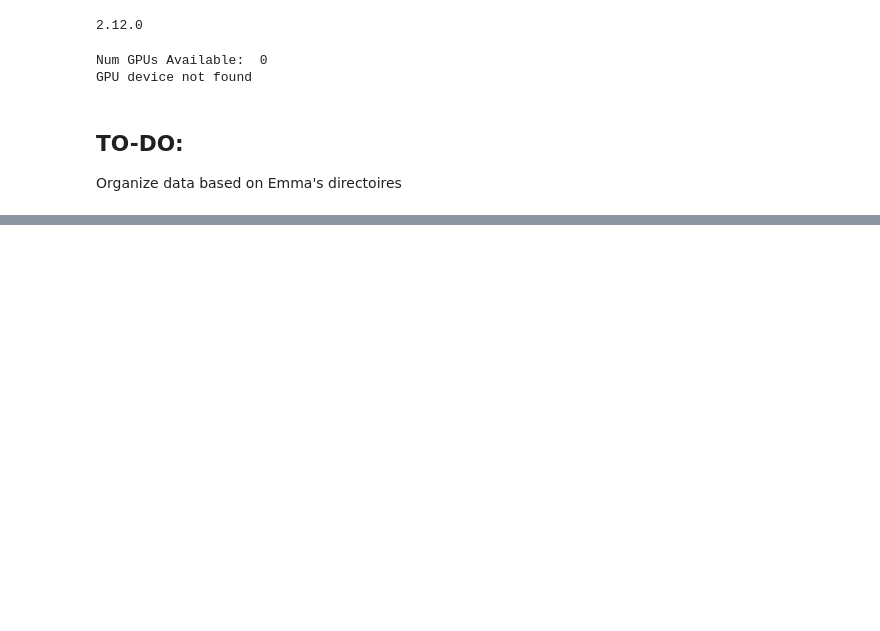
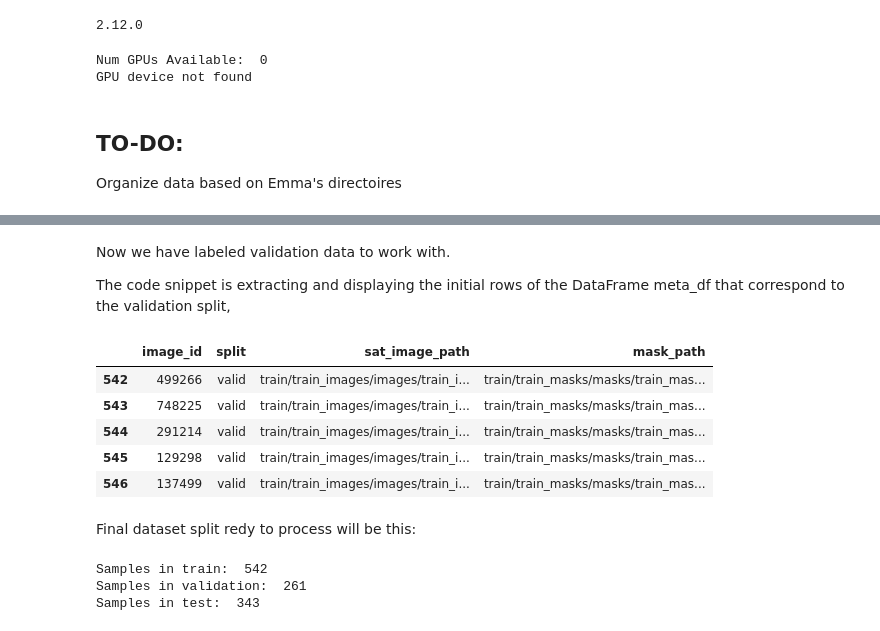
Before and after one commit to egarcibo14/AP_CNN_FinalProject, a Jupyter notebook: ADAPTED_Land_Cover_Segmentation.ipynb, the cells around one changed output, grey strips where cells are left out. Cells and saved outputs as stored; diff of their text form; code cells hidden in the pictures; blank space fills up the shorter version.

```diff
--- a/ADAPTED_Land_Cover_Segmentation.ipynb
+++ b/ADAPTED_Land_Cover_Segmentation.ipynb
@@ -145,0 +215,23 @@ train_df.head()
+# %% [markdown]
+Now we have labeled validation data to work with.
+
+The code snippet is extracting and displaying the initial rows of the DataFrame meta_df that correspond to the validation split,
+# %%
+meta_df[meta_df['split'] == 'valid'].head()
+# %% [output]
+|  | image_id | split | sat_image_path | mask_path |
+| 542 | 499266 | valid | train/train_images/images/train_i... | train/train_masks/masks/train_mas... |
+| 543 | 748225 | valid | train/train_images/images/train_i... | train/train_masks/masks/train_mas... |
+| 544 | 291214 | valid | train/train_images/images/train_i... | train/train_masks/masks/train_mas... |
+| 545 | 129298 | valid | train/train_images/images/train_i... | train/train_masks/masks/train_mas... |
+| 546 | 137499 | valid | train/train_images/images/train_i... | train/train_masks/masks/train_mas... |
+# %% [markdown]
+Final dataset split redy to process will be this:
+# %%
+print('Samples in train: ', len(meta_df[meta_df['split'] == 'train']))
+print('Samples in validation: ', len(meta_df[meta_df['split'] == 'valid']))
+print('Samples in test: ', len(meta_df[meta_df['split'] == 'test']))
+# %% [output]
+Samples in train:  542
+Samples in validation:  261
+Samples in test:  343
```
Also changed, not shown: parts of 20 cells of this notebook.
